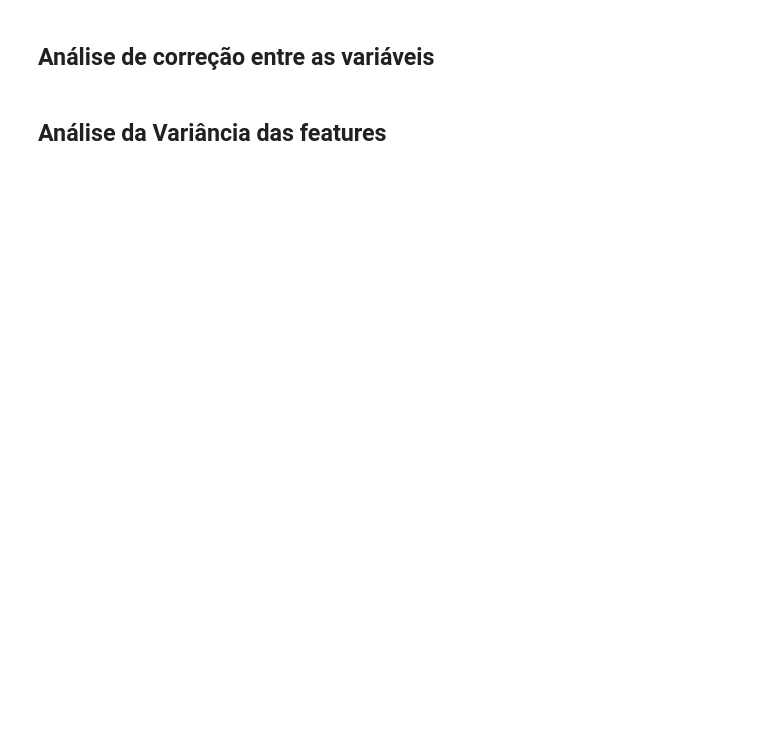
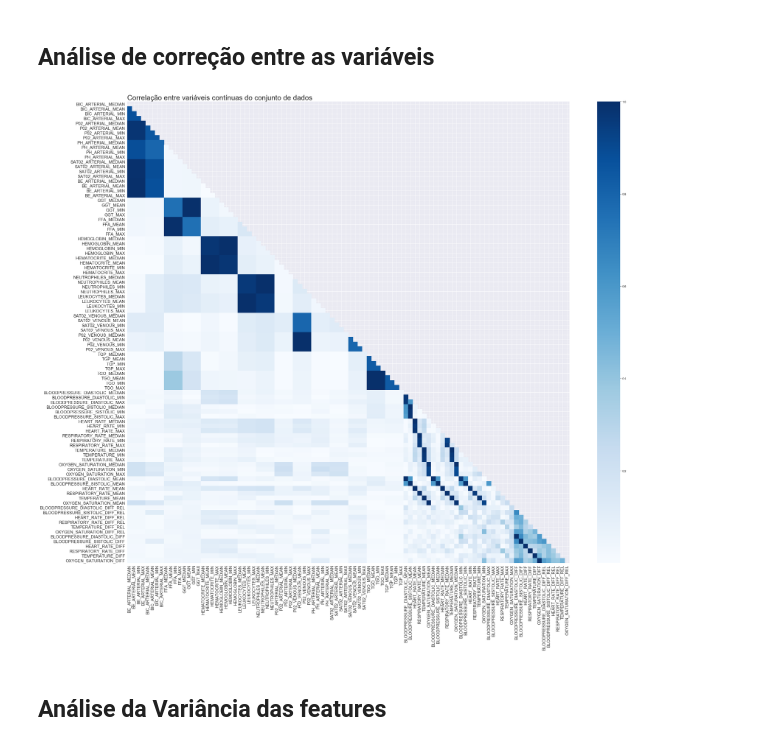
Before and after one commit to PedroHCAlmeida/Projeto_final_bootcamp, a Jupyter notebook: notebooks/Exploratory_analysis.ipynb, the cells around one changed output. Cells and saved outputs as stored; diff of their text form; code cells hidden in the pictures; blank space fills up the shorter version.

```diff
--- a/notebooks/Exploratory_analysis.ipynb
+++ b/notebooks/Exploratory_analysis.ipynb
@@ -119 +133,12 @@ plt.show()
+# %%
+fig,ax = plt.subplots(figsize=(35, 30))
+mask = np.triu(np.ones_like(cor_top, dtype=bool))
+sns.heatmap(cor_top,
+            cmap='Blues',
+            mask=mask,
+            ax=ax)
+labs(title='Correlação entre variáveis contínuas do conjunto de dados', ax=ax)
+plt.show()
+# %% [output]
+[figure, added]
 # %%
```
Also changed, not shown: parts of 50 cells of this notebook, 14 other files.
